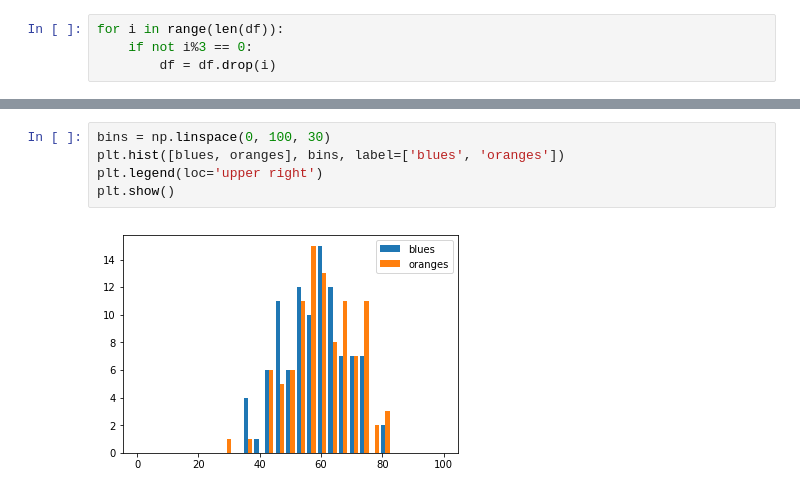
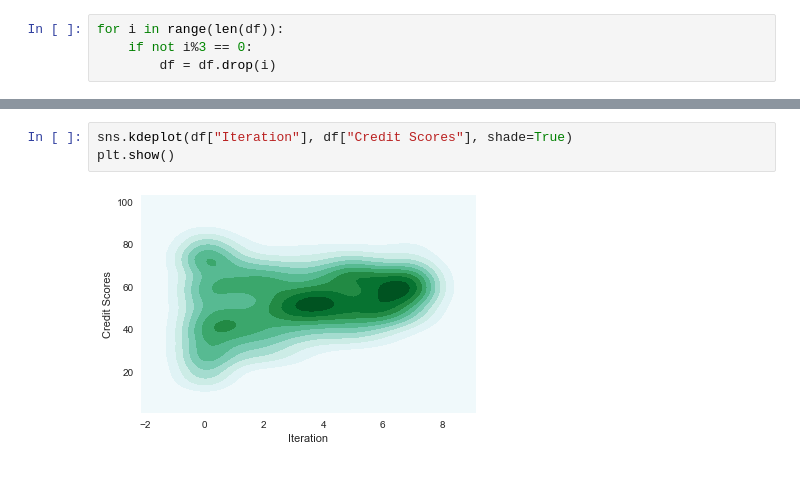
Before and after one commit to amorisot/AI-Fairness, a Jupyter notebook: new_simulation.ipynb, the cells around one changed output, grey strips where cells are left out. Cells and saved outputs as stored; diff of their text form.

```diff
--- a/new_simulation.ipynb
+++ b/new_simulation.ipynb
@@ -315,7 +306,5 @@ plt.show()
-# %%
-bins = np.linspace(0, 100, 30)
-plt.hist([blues, oranges], bins, label=['blues', 'oranges'])
-plt.legend(loc='upper right')
-plt.show()
-# %% [output]
-[figure, removed]
+# %%
+sns.kdeplot(df["Iteration"], df["Credit Scores"], shade=True)
+plt.show()
+# %% [output]
+[figure, added]
```
Also changed, not shown: parts of 15 cells of this notebook, 3 other files.
